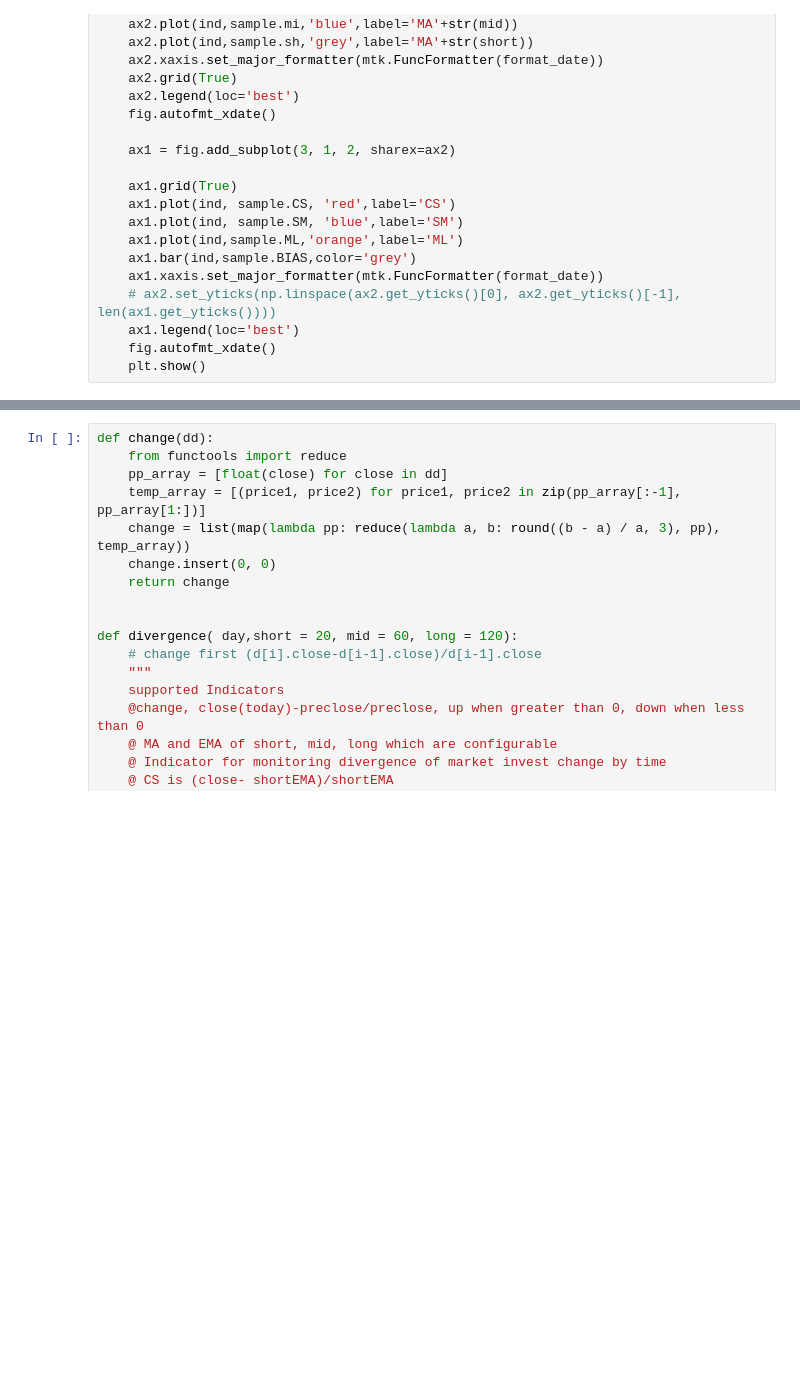
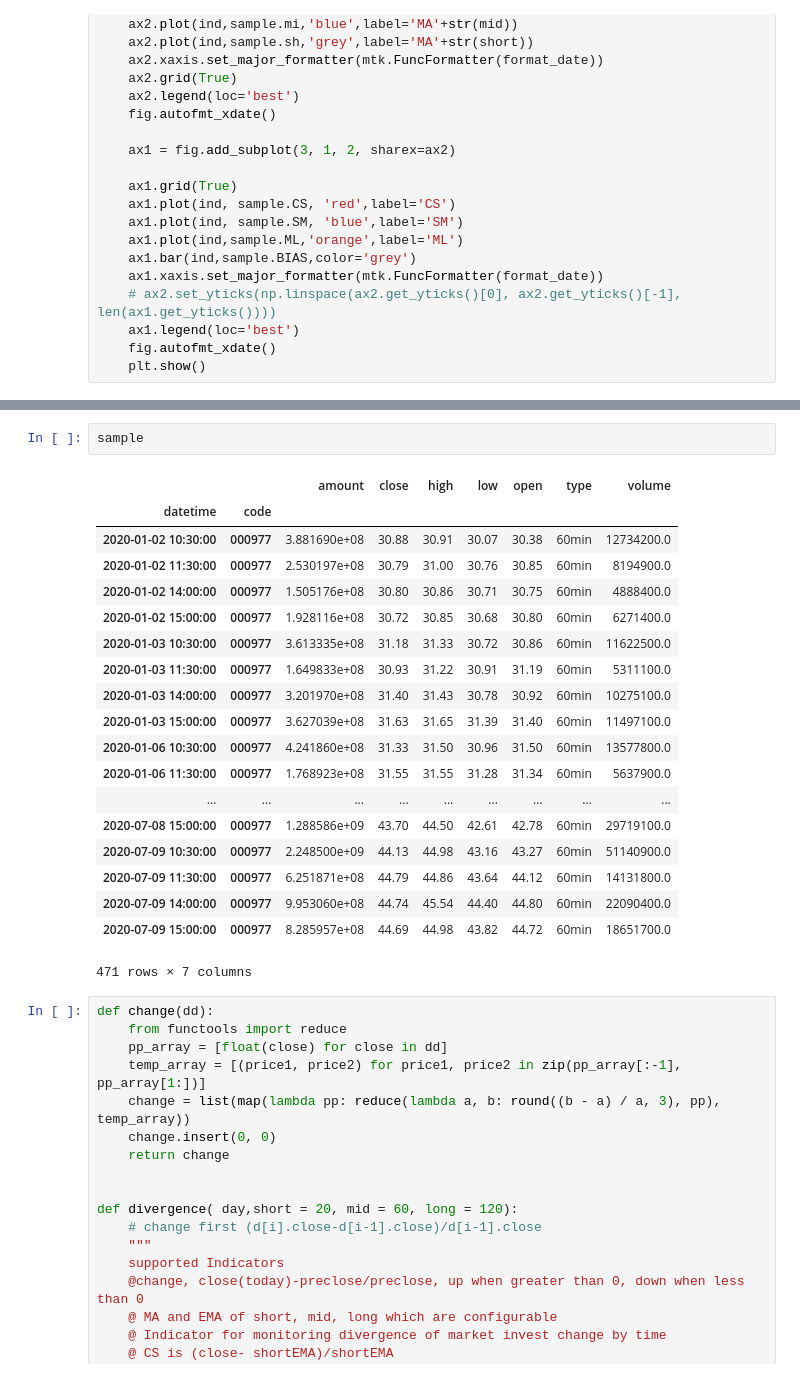
Before and after one commit to mildone/strategy, a Jupyter notebook: Untitled.ipynb, the cells around one changed output, grey strips where cells are left out. Saved outputs shown, nothing was run; the diff lists cells and outputs as text; blank space fills up the shorter version.

```diff
--- a/Untitled.ipynb
+++ b/Untitled.ipynb
@@ -123,3 +146,25 @@ for i in range(N):
+# %%
+sample
+# %% [output]
+|  |  | amount | close | high | low | open | type | volume |
+| datetime | code |  |  |  |  |  |  |  |
+| 2020-01-02 10:30:00 | 000977 | 3.881690e+08 | 30.88 | 30.91 | 30.07 | 30.38 | 60min | 12734200.0 |
+| 2020-01-02 11:30:00 | 000977 | 2.530197e+08 | 30.79 | 31.00 | 30.76 | 30.85 | 60min | 8194900.0 |
+| 2020-01-02 14:00:00 | 000977 | 1.505176e+08 | 30.80 | 30.86 | 30.71 | 30.75 | 60min | 4888400.0 |
+| 2020-01-02 15:00:00 | 000977 | 1.928116e+08 | 30.72 | 30.85 | 30.68 | 30.80 | 60min | 6271400.0 |
+| 2020-01-03 10:30:00 | 000977 | 3.613335e+08 | 31.18 | 31.33 | 30.72 | 30.86 | 60min | 11622500.0 |
+| 2020-01-03 11:30:00 | 000977 | 1.649833e+08 | 30.93 | 31.22 | 30.91 | 31.19 | 60min | 5311100.0 |
+| 2020-01-03 14:00:00 | 000977 | 3.201970e+08 | 31.40 | 31.43 | 30.78 | 30.92 | 60min | 10275100.0 |
+| 2020-01-03 15:00:00 | 000977 | 3.627039e+08 | 31.63 | 31.65 | 31.39 | 31.40 | 60min | 11497100.0 |
+| 2020-01-06 10:30:00 | 000977 | 4.241860e+08 | 31.33 | 31.50 | 30.96 | 31.50 | 60min | 13577800.0 |
+| 2020-01-06 11:30:00 | 000977 | 1.768923e+08 | 31.55 | 31.55 | 31.28 | 31.34 | 60min | 5637900.0 |
+| ... | ... | ... | ... | ... | ... | ... | ... | ... |
+| 2020-07-08 15:00:00 | 000977 | 1.288586e+09 | 43.70 | 44.50 | 42.61 | 42.78 | 60min | 29719100.0 |
+| 2020-07-09 10:30:00 | 000977 | 2.248500e+09 | 44.13 | 44.98 | 43.16 | 43.27 | 60min | 51140900.0 |
+| 2020-07-09 11:30:00 | 000977 | 6.251871e+08 | 44.79 | 44.86 | 43.64 | 44.12 | 60min | 14131800.0 |
+| 2020-07-09 14:00:00 | 000977 | 9.953060e+08 | 44.74 | 45.54 | 44.40 | 44.80 | 60min | 22090400.0 |
+| 2020-07-09 15:00:00 | 000977 | 8.285957e+08 | 44.69 | 44.98 | 43.82 | 44.72 | 60min | 18651700.0 |
+471 rows × 7 columns
 # %%
 def change(dd):
     from functools import reduce
```
Also changed, not shown: parts of 2 cells of this notebook, 2 other files.
